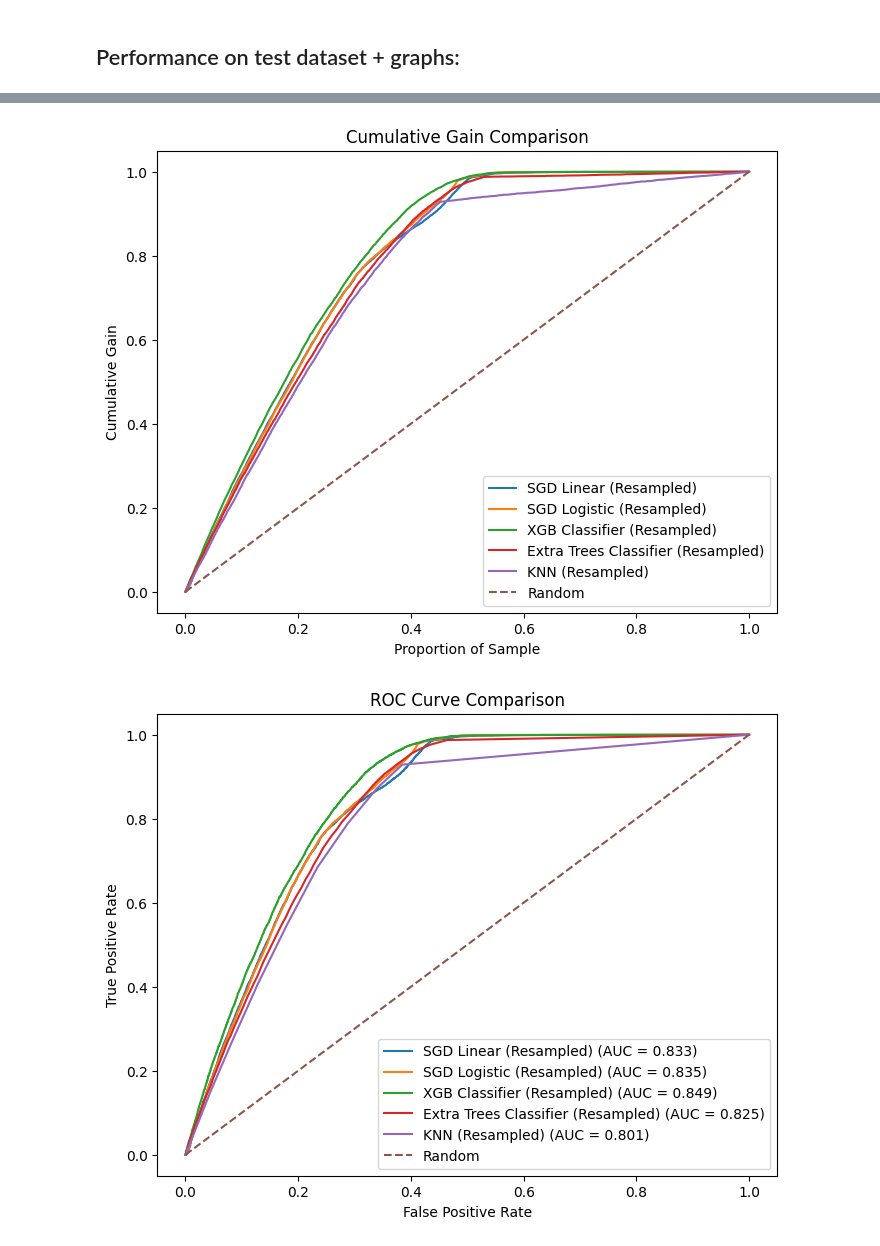
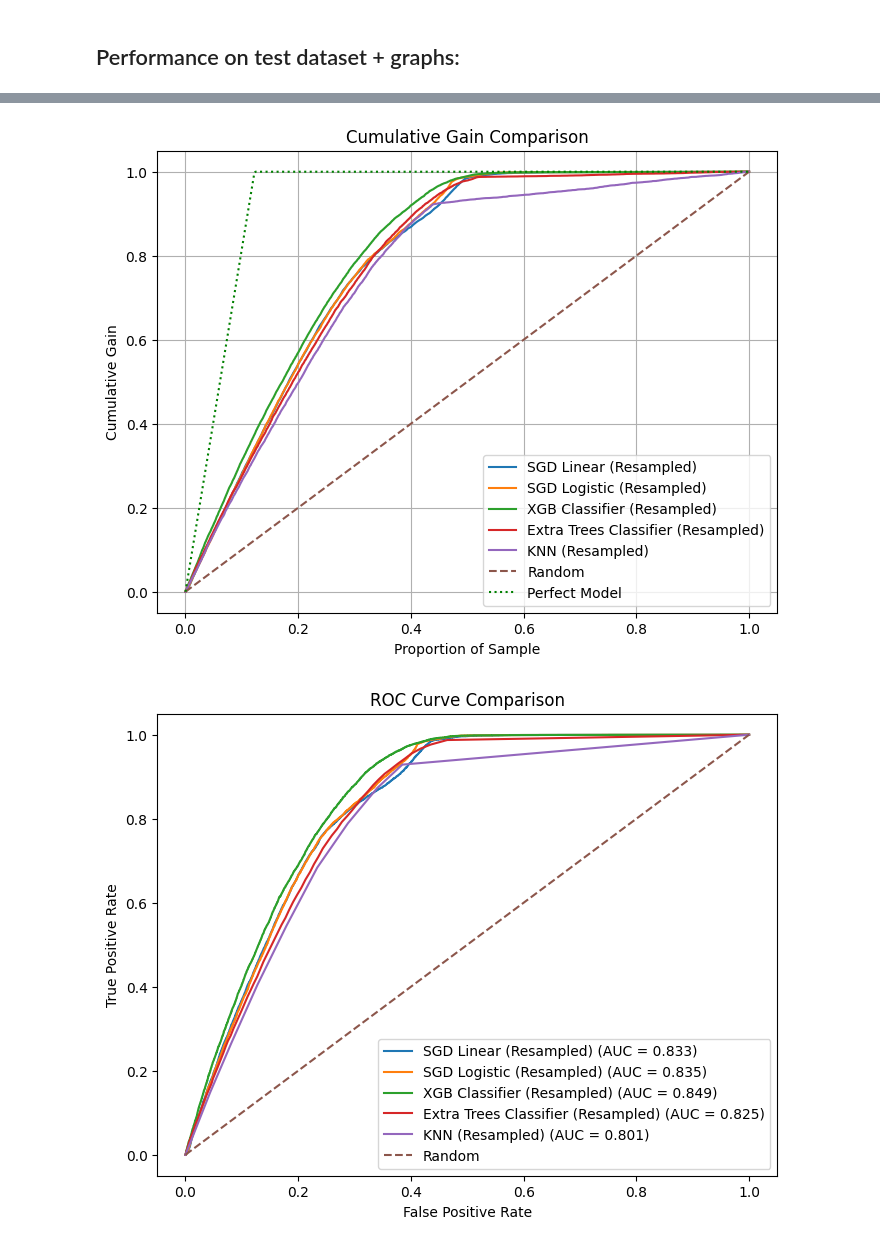
Before and after one commit to iury-repo/health_insurance_cs, a Jupyter notebook: notebooks/2-ims-modeling.ipynb, the cells around one changed output, grey strips where cells are left out. Saved outputs shown, nothing was run; the diff lists cells and outputs as text; code cells hidden in the pictures.

Commit message:
Add lift curves; Update some graphics

```diff
--- a/notebooks/2-ims-modeling.ipynb
+++ b/notebooks/2-ims-modeling.ipynb
@@ -732,19 +755,37 @@ test_results
 # %%
 plt.figure(figsize=(8,6))
 
 for name, model in models.items():
     y_scores = model.predict_proba(X_test)[:,1]
     x, y = cumulative_gain(y_test.values, y_scores)
     plt.plot(x, y, label=name)
 
 plt.plot([0,1], [0,1], linestyle="--", label="Random")
 plt.xlabel("Proportion of Sample")
 plt.ylabel("Cumulative Gain")
+
+# proporção real de positivos
+pi = y_test.mean()
+
+# eixo x teórico
+x_perfect = np.linspace(0, 1, 500)
+
+# curva perfeita
+y_perfect = np.where(x_perfect <= pi,
+                     x_perfect / pi,
+                     1)
+
+plt.plot(x_perfect, y_perfect,
+         linestyle=":",
+         color="green",
+         label="Perfect Model")
+
 plt.legend()
 plt.title("Cumulative Gain Comparison")
+plt.grid(True)
 plt.show()
 # %% [output]
-[figure, old version]
+[figure, new version]
 # %%
 plt.figure(figsize=(8,6))
 
```
Also changed, not shown: parts of 14 cells of this notebook.
